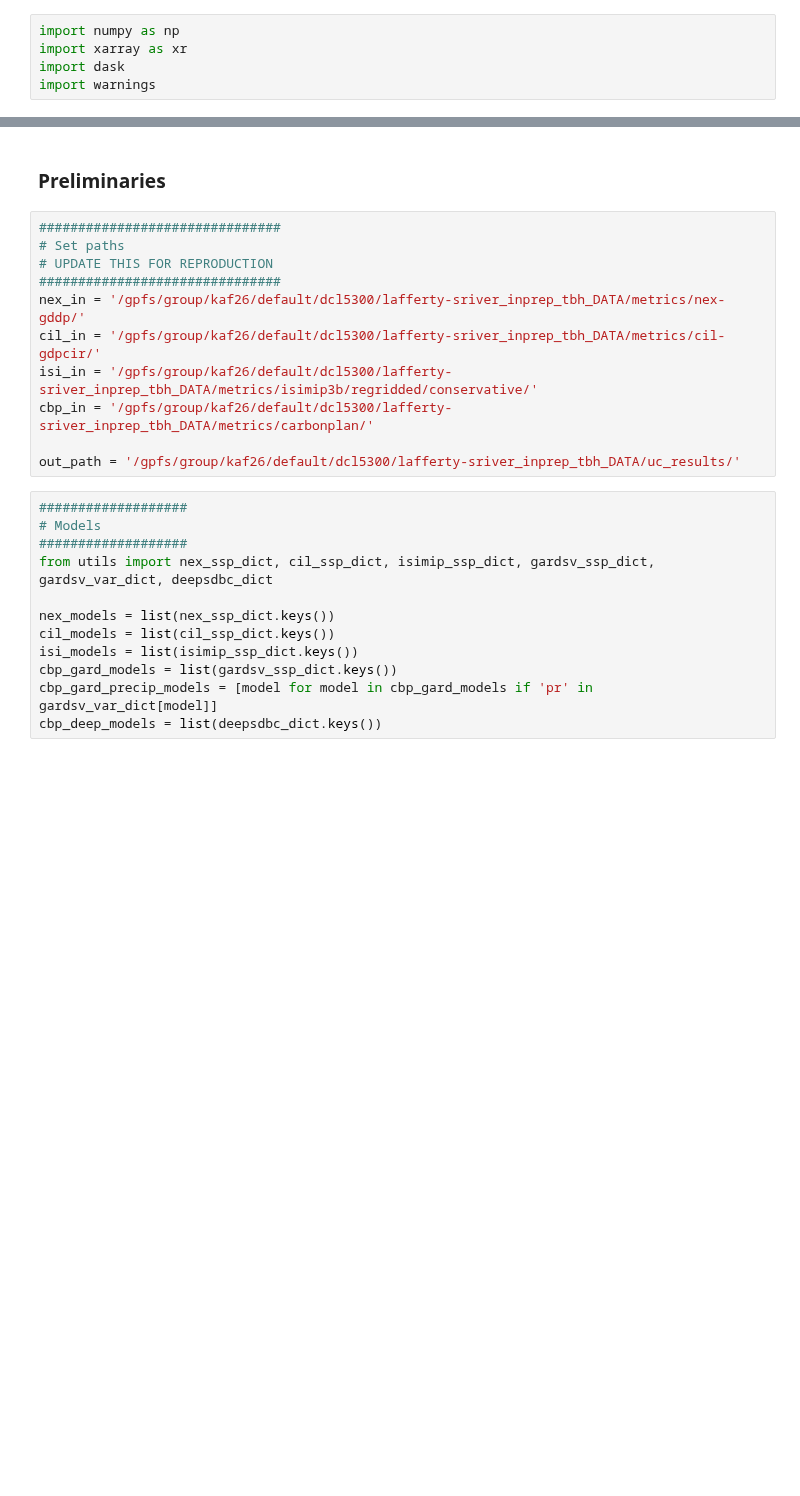
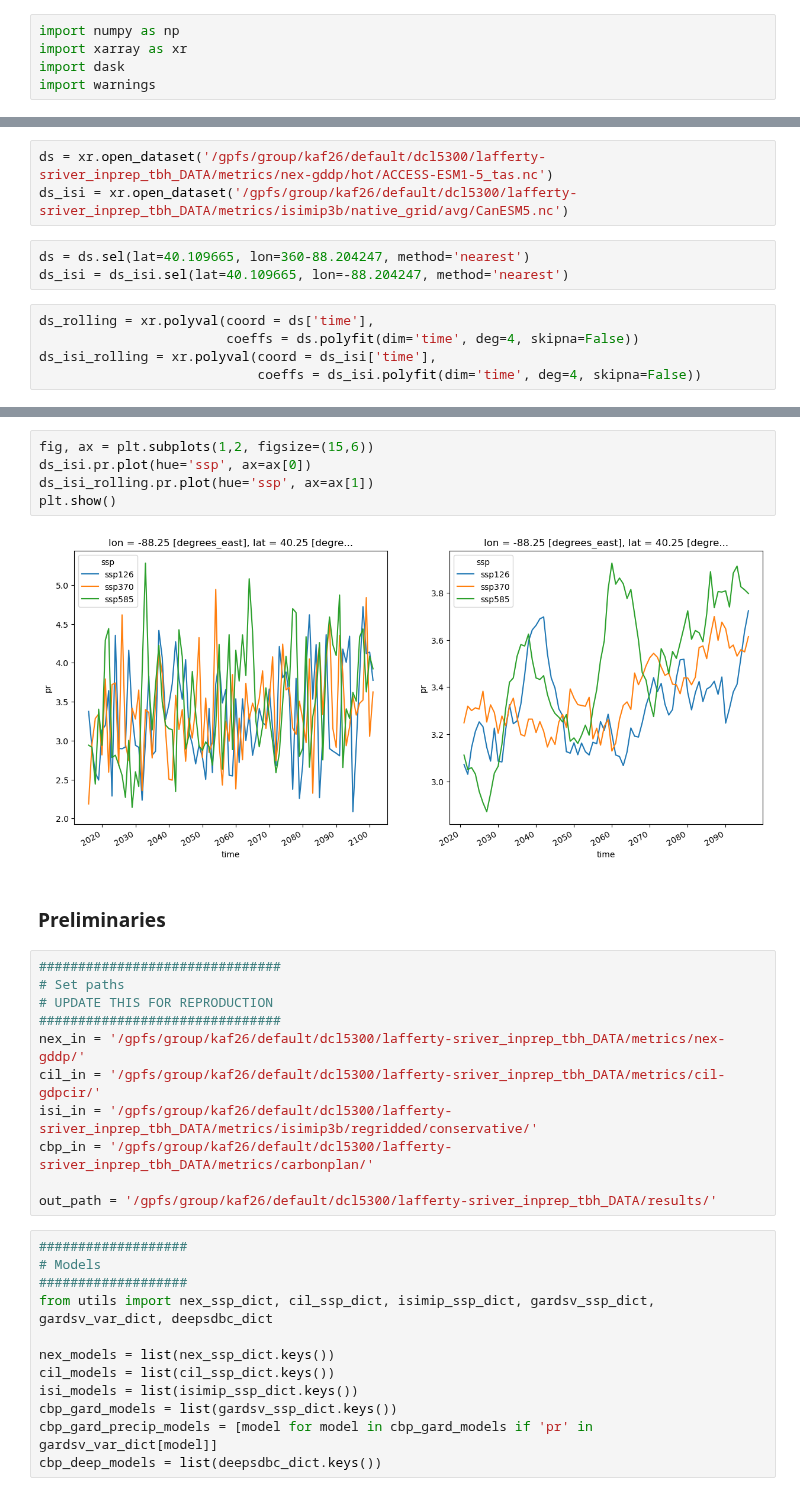
Before and after one commit to david0811/lafferty-sriver_2023_npjCliAtm, a Jupyter notebook: code/05_analysis.ipynb, the cells around one changed output, grey strips where cells are left out. Cells and saved outputs as stored; diff of their text form; blank space fills up the shorter version.

Commit message:
hot/wet metrics isimip

```diff
--- a/code/05_analysis.ipynb
+++ b/code/05_analysis.ipynb
@@ -5,0 +8,11 @@ import warnings
+# %%
+ds = xr.open_dataset('/gpfs/group/kaf26/default/dcl5300/lafferty-sriver_inprep_tbh_DATA/metrics/nex-gddp/hot/ACCESS-ESM1-5_tas.nc')
+ds_isi = xr.open_dataset('/gpfs/group/kaf26/default/dcl5300/lafferty-sriver_inprep_tbh_DATA/metrics/isimip3b/native_grid/avg/CanESM5.nc')
+# %%
+ds = ds.sel(lat=40.109665, lon=360-88.204247, method='nearest')
+ds_isi = ds_isi.sel(lat=40.109665, lon=-88.204247, method='nearest')
+# %%
+ds_rolling = xr.polyval(coord = ds['time'],
+                        coeffs = ds.polyfit(dim='time', deg=4, skipna=False))
+ds_isi_rolling = xr.polyval(coord = ds_isi['time'],
+                            coeffs = ds_isi.polyfit(dim='time', deg=4, skipna=False))
@@ -6,3 +27,10 @@ import warnings
+# %%
+fig, ax = plt.subplots(1,2, figsize=(15,6))
+ds_isi.pr.plot(hue='ssp', ax=ax[0])
+ds_isi_rolling.pr.plot(hue='ssp', ax=ax[1])
+plt.show()
+# %% [output]
+[figure, added]
 # %% [markdown]
 ### Preliminaries
 # %%
@@ -15,7 +43,7 @@ cil_in = '/gpfs/group/kaf26/default/dcl5300/lafferty-sriver_inprep_tbh_DATA/metr
 isi_in = '/gpfs/group/kaf26/default/dcl5300/lafferty-sriver_inprep_tbh_DATA/metrics/isimip3b/regridded/conservative/'
 cbp_in = '/gpfs/group/kaf26/default/dcl5300/lafferty-sriver_inprep_tbh_DATA/metrics/carbonplan/'
 
-out_path = '/gpfs/group/kaf26/default/dcl5300/lafferty-sriver_inprep_tbh_DATA/uc_results/'
+out_path = '/gpfs/group/kaf26/default/dcl5300/lafferty-sriver_inprep_tbh_DATA/results/'
 # %%
 ###################
 # Models
```
Also changed, not shown: parts of 31 cells of this notebook, 4 other files.
